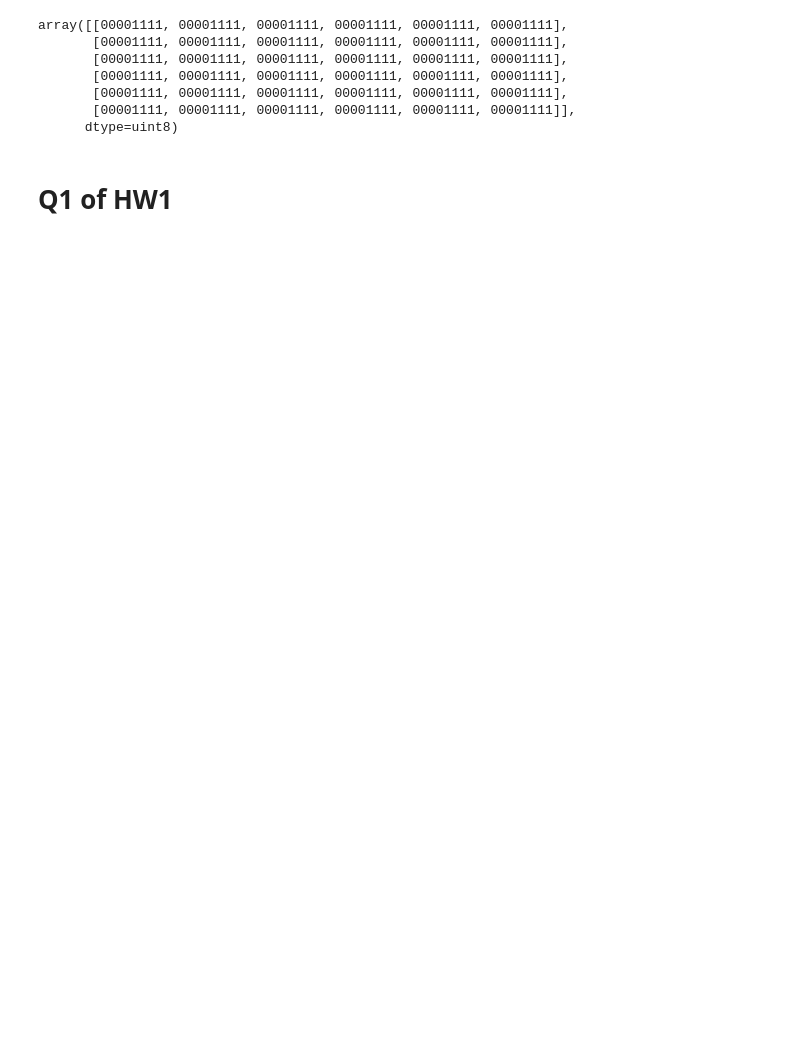
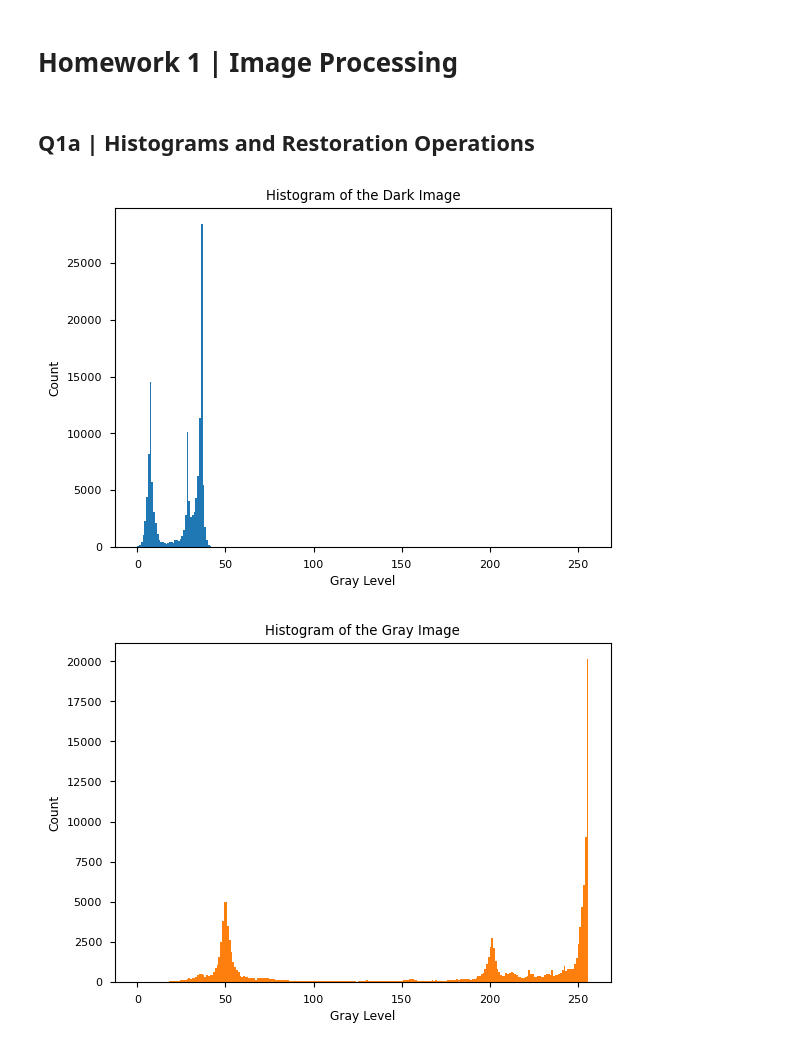
Before and after one commit to SparrowHere/img-procc, a Jupyter notebook: src/test.ipynb, the cells around one changed output. Drawn from its saved outputs; the diff is of its cells as text; code cells hidden in the pictures; blank space fills up the shorter version.

```diff
--- a/src/test.ipynb
+++ b/src/test.ipynb
@@ -5,15 +1,47 @@ np.set_printoptions(formatter={'all': lambda x: '{:08b}'.format(x)})
-# %%
-np.ones((6, 6), dtype = np.uint8) * ((1 << 4) - 1)
-
-# 00000001 -> 00000100 -> 00000011
-#   Setting last TWO bits to 1, remaining to 0
-# %% [output]
-array([[00001111, 00001111, 00001111, 00001111, 00001111, 00001111],
-       [00001111, 00001111, 00001111, 00001111, 00001111, 00001111],
-       [00001111, 00001111, 00001111, 00001111, 00001111, 00001111],
-       [00001111, 00001111, 00001111, 00001111, 00001111, 00001111],
-       [00001111, 00001111, 00001111, 00001111, 00001111, 00001111],
-       [00001111, 00001111, 00001111, 00001111, 00001111, 00001111]],
-      dtype=uint8)
-# %% [markdown]
-# Q1 of HW1
+# %% [markdown]
+# Homework 1 | Image Processing
+# %% [markdown]
+## Q1a | Histograms and Restoration Operations
+# %%
+import cv2
+import numpy as np
+import matplotlib.pyplot as plt
+
+plt.style.use("seaborn-v0_8-paper")
+
+# Read the image/s
+Path: str = "/home/sparrow/cv/images"
+img_gray: np.ndarray = cv2.imread(Path + "/gray9.jpg")
+img_dark: np.ndarray = cv2.imread(Path + "/dark9.jpg")
+
+# Convert images to Grayscale U8
+img_dark = cv2.cvtColor(img_dark, cv2.COLOR_RGB2GRAY)
+img_gray = cv2.cvtColor(img_gray, cv2.COLOR_RGB2GRAY)
+
+# Getting histogram of the image
+plt.hist(
+    img_dark.ravel(),
+    256,
+    [0, 256],
+    color = "#1f77b4",
+    label = "Dark Image",
+);
+plt.title("Histogram of the Dark Image");
+plt.xlabel("Gray Level");
+plt.ylabel("Count");
+plt.show();
+
+plt.hist(
+    img_gray.ravel(),
+    256,
+    [0, 256],
+    color = "#ff7f0e",
+    label = "Gray Image",
+);
+plt.title("Histogram of the Gray Image");
+plt.xlabel("Gray Level");
+plt.ylabel("Count");
+plt.show();
+# %% [output]
+[figure, added]
+[figure, added]
```
Also changed, not shown: parts of 15 cells of this notebook, 9 other files.
